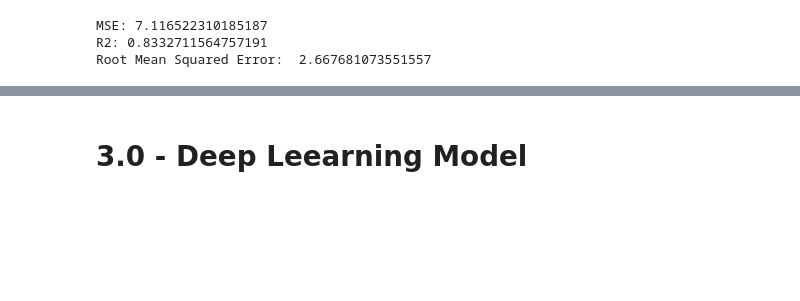
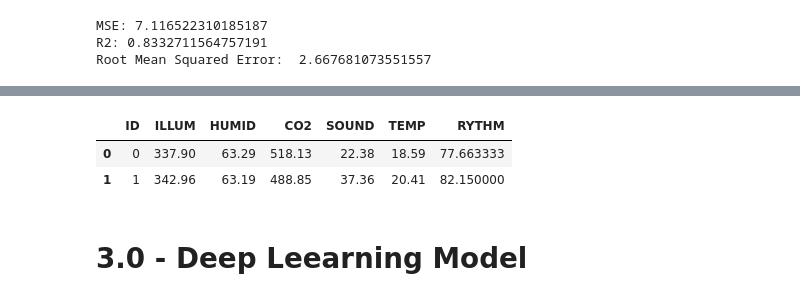
Before and after one commit to MaksonViini/Data-Science-Projects, a Jupyter notebook: Maratona Behind the Code 2021/02_Quanam/quanam.ipynb, the cells around one changed output, grey strips where cells are left out. Saved outputs shown, nothing was run; the diff lists cells and outputs as text; code cells hidden in the pictures; blank space fills up the shorter version.

```diff
--- a/Maratona Behind the Code 2021/02_Quanam/quanam.ipynb
+++ b/Maratona Behind the Code 2021/02_Quanam/quanam.ipynb
@@ -175,0 +186,9 @@ Root Mean Squared Error:  2.667681073551557
+# %%
+x1 = subimission.drop(['ID', 'RYTHM'], axis=1)
+sub_pred = pipe.predict(x1)
+subimission['RYTHM'] = sub_pred
+subimission.head(2)
+# %% [output]
+|  | ID | ILLUM | HUMID | CO2 | SOUND | TEMP | RYTHM |
+| 0 | 0 | 337.90 | 63.29 | 518.13 | 22.38 | 18.59 | 77.663333 |
+| 1 | 1 | 342.96 | 63.19 | 488.85 | 37.36 | 20.41 | 82.150000 |
```
Also changed, not shown: parts of 4 cells of this notebook, 2 other files.
